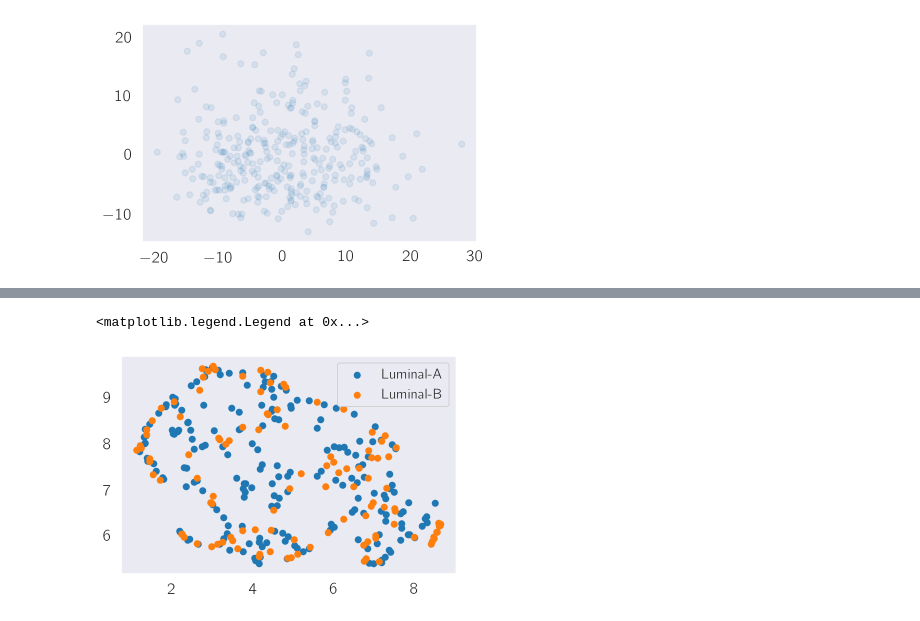
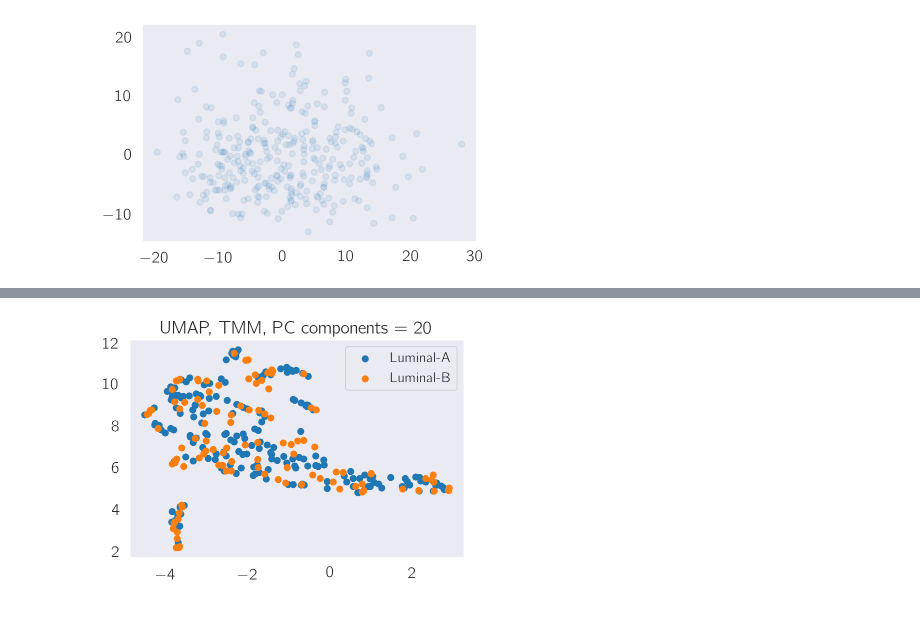
Before and after one commit to dangeles/TCGA_processed_data_repo, a Jupyter notebook: notebooks/ExploratoryAnalysis.ipynb, the cells around one changed output, grey strips where cells are left out. Drawn from its saved outputs; the diff is of its cells as text; code cells hidden in the pictures.

```diff
--- a/notebooks/ExploratoryAnalysis.ipynb
+++ b/notebooks/ExploratoryAnalysis.ipynb
@@ -34,9 +40,8 @@ mpl.rcParams['legend.fontsize'] = 14
 # %%
-df = pd.read_csv('../luminalAB/mrna/trimmedTMM.csv')
-logdf = pd.read_csv('../luminalAB/mrna/logTMM.csv')
-scaled = pd.read_csv('../luminalAB/mrna/NormalizedlogTMM.csv')
+df = pd.read_csv('../luminalAB/mrna/trimmedTMM.csv', index_col='geneid')
+logdf = pd.read_csv('../luminalAB/mrna/logTMM.csv', index_col='geneid')
+scaled = pd.read_csv('../luminalAB/mrna/NormalizedlogTMM.csv', index_col='geneid')
 meta = pd.read_csv('../luminalAB/mrna/lumAB_id_cancer.txt', sep='\t')
 meta.ID = meta.ID.astype('category')
 meta.ID.cat.set_categories(df.columns, inplace=True)
 meta.sort_values("ID", inplace=True)
-meta.head()
@@ -98,5 +67,0 @@ sns.clustermap(nmf.components_ - nmf.components_.min(axis=0)[np.newaxis, :])
-# %%
-meta['classified'] = np.argmax(nmf.components_, axis=0)
-label = lambda x: 'Luminal_A' if x == 1 else 'Luminal_B'
-meta['class'] = meta.classified.apply(label)
-(meta.cancer == meta['class']).sum() / len(meta)
@@ -105,13 +74,29 @@ meta['class'] = meta.classified.apply(label)
 # %%
-pca = PCA(5)
-coords = pca.fit_transform(logdf.T)
+def plot_UMAP(data, title, meta=meta, pc_comps=15, **kwargs):
+    """
+    Plot a UMAP of the desired data
 
-fit = umap.UMAP(n_neighbors=15, min_dist=0.01, metric='euclidean')
-u = fit.fit_transform(coords)
-for name, group in meta.groupby('cancer'):
-    idx = group.index.values
-    plt.scatter(*u[idx].T, label=name.replace('_', '-'))
-plt.legend()
+    Params:
+    data:    pd.DataFrame. Data to plot
+    meta:    pd.DataFrame. Contains labels to color data by.
+    pc_comps:    int. Number of principal components to keep
+    kwarsg:    params to pass to umap.UMAP()
+
+    Out:
+    UMAP Plot
+    """
+    pca = PCA(pc_comps)
+    coords = pca.fit_transform(data.T)
+
+    fit = umap.UMAP(**kwargs)
+    u = fit.fit_transform(coords)
+
+    for name, group in meta.groupby('cancer'):
+        idx = group.index.values
+        plt.scatter(*u[idx].T, label=name.replace('_', '-'))
+    plt.legend()
+    plt.title(title)
+
+plot_UMAP(df, 'UMAP, TMM, PC components = 20')
 # %% [output]
-<matplotlib.legend.Legend at 0x...>
-[figure, old version]
+[figure, new version]
```
Also changed, not shown: parts of 21 cells of this notebook, 9 other files.
